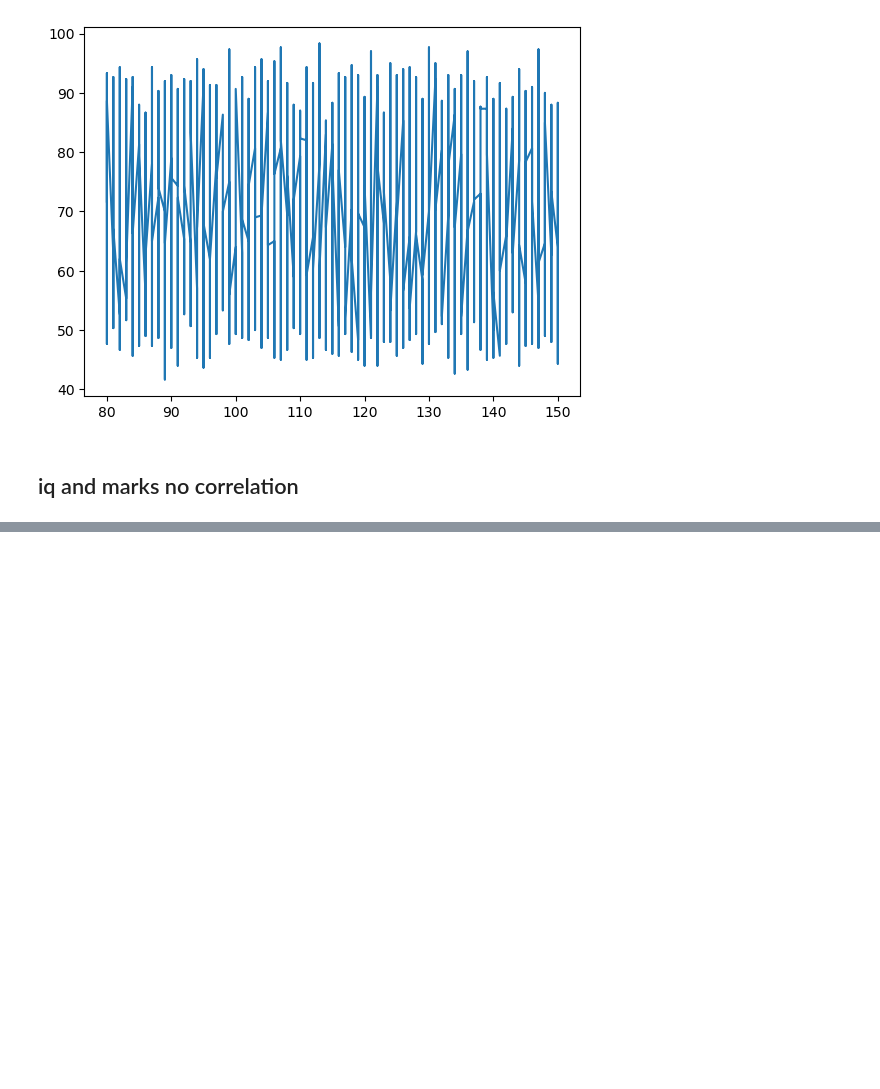
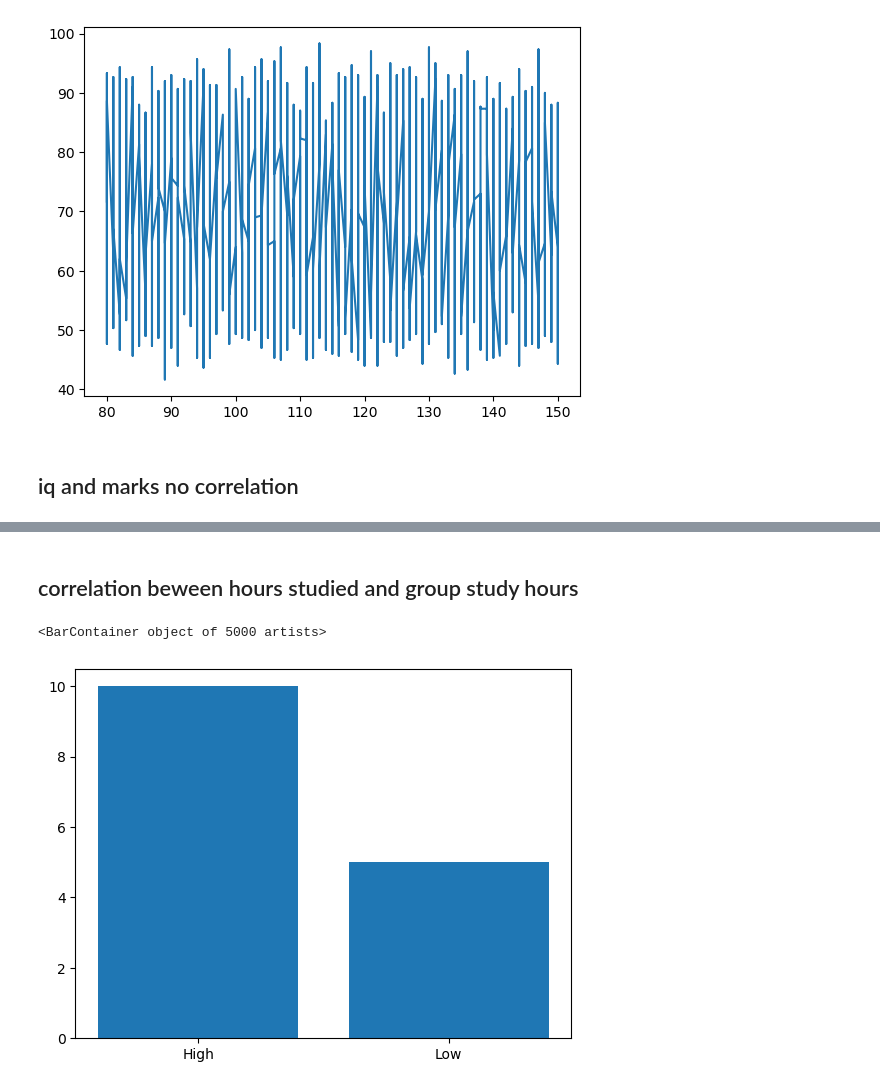
Before and after one commit to stanleyedward/dsc_eda, a Jupyter notebook: test.ipynb, the cells around one changed output, grey strips where cells are left out. Saved outputs shown, nothing was run; the diff lists cells and outputs as text; code cells hidden in the pictures; blank space fills up the shorter version.

```diff
--- a/test.ipynb
+++ b/test.ipynb
@@ -312,0 +350,7 @@ plt.plot(df['IQ'].sort_values(),df['Average_Marks'])
+# %% [markdown]
+## correlation beween hours studied and group study hours
+# %%
+plt.bar(df['Study_Hours_Group'],df['Hours_Studied'])
+# %% [output]
+<BarContainer object of 5000 artists>
+[figure, added]
```
Also changed, not shown: parts of 9 cells of this notebook, 6 other files.
